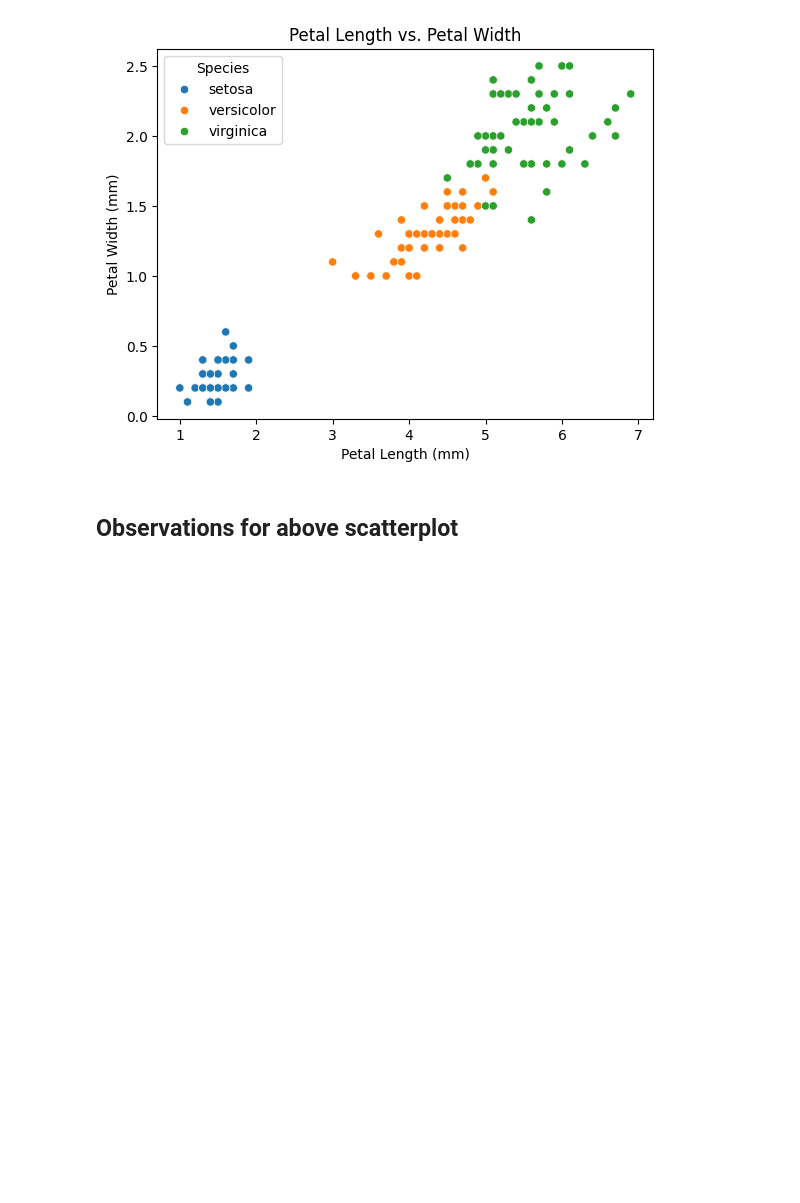
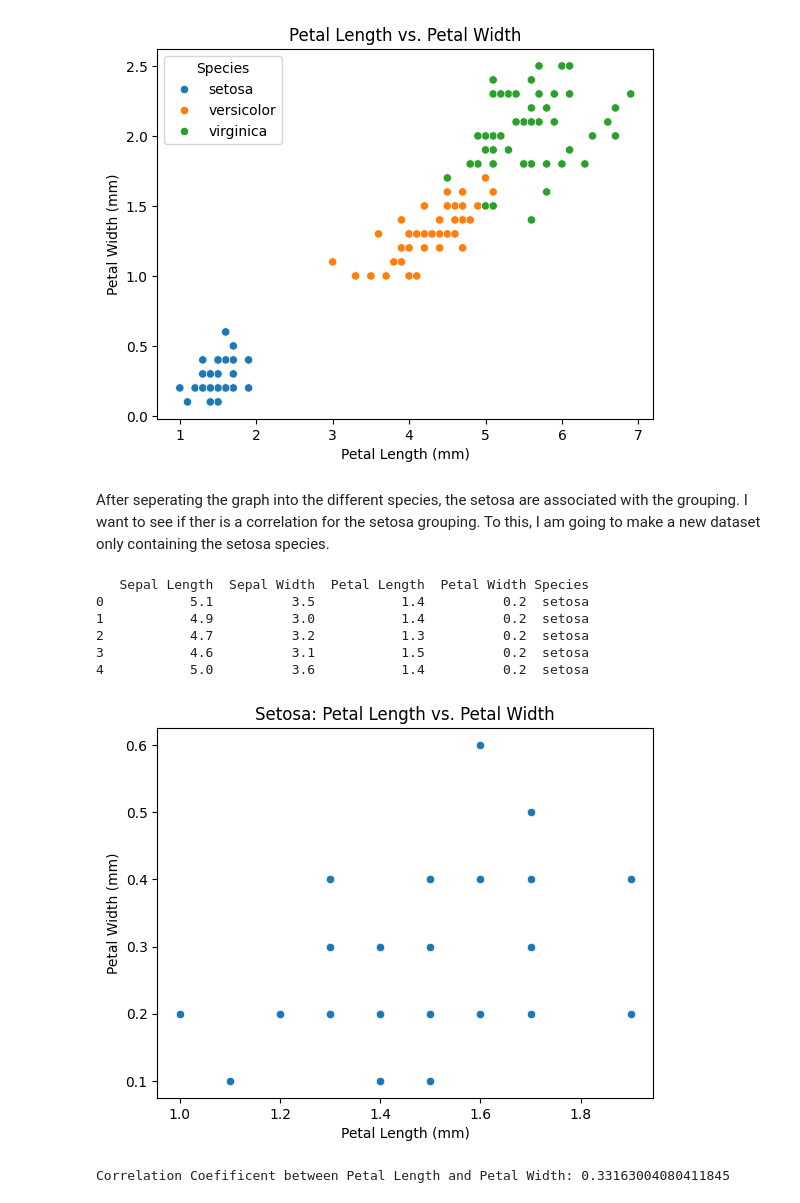
Before and after one commit to Bshell13/datafun-04-jupyter, a Jupyter notebook: shellenberger_eda.ipynb, the cells around one changed output. Drawn from its saved outputs; the diff is of its cells as text; code cells hidden in the pictures; blank space fills up the shorter version.

```diff
--- a/shellenberger_eda.ipynb
+++ b/shellenberger_eda.ipynb
@@ -107,5 +142,29 @@ plt.title('Petal Length vs. Petal Width')
 plt.show()
 # %% [output]
 [figure]
-# %% [markdown]
-## Observations for above scatterplot
+# %% [markdown]
+After seperating the graph into the different species, the setosa are associated with the grouping. I want to see if ther is a correlation for the setosa grouping. To this, I am going to make a new dataset only containing the setosa species.
+# %%
+for index in df['Species']:
+    if index =='setosa':
+        df_setosa = df.loc[df['Species'] =='setosa']
+
+print(df_setosa.head())
+# %% [output]
+   Sepal Length  Sepal Width  Petal Length  Petal Width Species
+0           5.1          3.5           1.4          0.2  setosa
+1           4.9          3.0           1.4          0.2  setosa
+2           4.7          3.2           1.3          0.2  setosa
+3           4.6          3.1           1.5          0.2  setosa
+4           5.0          3.6           1.4          0.2  setosa
+# %%
+sns.scatterplot(df_setosa, x= 'Petal Length', y= 'Petal Width')
+plt.xlabel('Petal Length (mm)')
+plt.ylabel('Petal Width (mm)')
+plt.title('Setosa: Petal Length vs. Petal Width')
+plt.show()
+
+print(f'Correlation Coefificent between Petal Length and Petal Width: {df_setosa["Petal Length"].corr(df_setosa["Petal Width"])}')
+# %% [output]
+[figure, added]
+Correlation Coefificent between Petal Length and Petal Width: 0.33163004080411845
```
Also changed, not shown: parts of 25 cells of this notebook.
